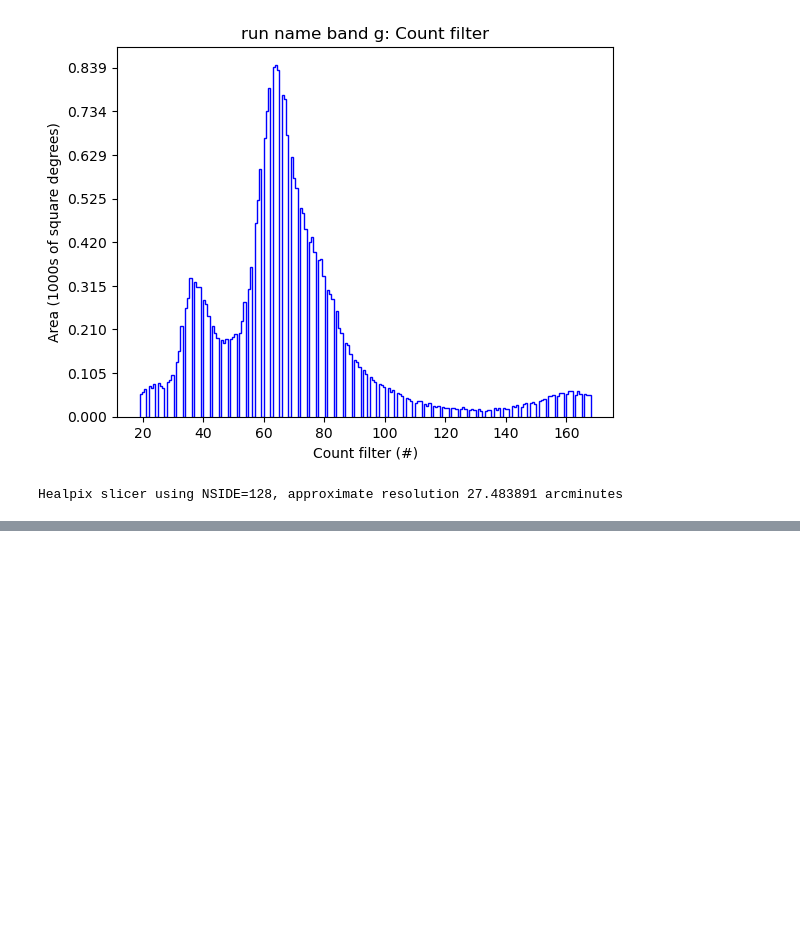
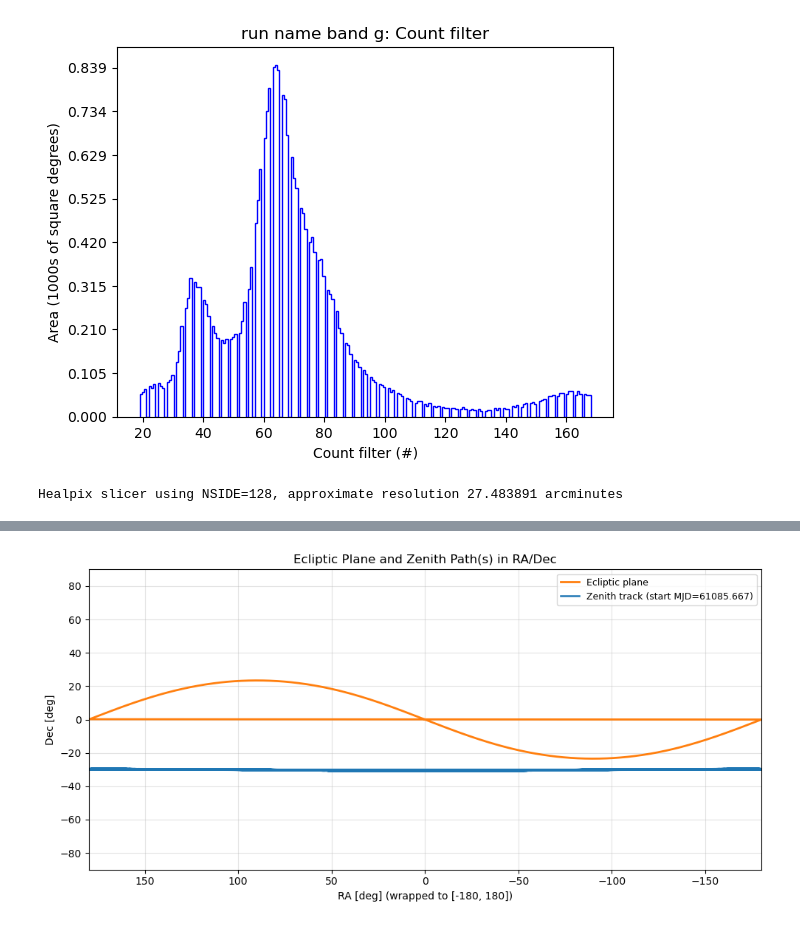
Before and after one commit to LSSTDESC/DifferentialCR, a Jupyter notebook: MAFplayground.ipynb, the cells around one changed output, grey strips where cells are left out. Cells and saved outputs as stored; diff of their text form; code cells hidden in the pictures; blank space fills up the shorter version.

```diff
--- a/MAFplayground.ipynb
+++ b/MAFplayground.ipynb
@@ -274,0 +275,90 @@ example_bg.plot_all(closefigs=False)
+# %%
+import numpy as np
+import matplotlib.pyplot as plt
+
+import astropy.units as u
+from astropy.coordinates import AltAz, EarthLocation, GeocentricTrueEcliptic, SkyCoord
+from astropy.time import Time
+
+# -----------------------
+# PLACEHOLDERS TO UPDATE
+# -----------------------
+# Observatory coordinates (replace with your site values)
+OBS_LAT_DEG = -30.2444   # latitude in degrees (placeholder)
+OBS_LON_DEG = -70.7494   # longitude in degrees (placeholder)
+OBS_HEIGHT_M = 2663.0    # elevation in meters (placeholder)
+
+# Coordinates of the observatory:
+OBS_LAT_DEG = -30.244633 #-30:14:40.68
+OBS_LON_DEG = -70.749417 #-70:44:57.90
+OBS_HEIGHT_M = 2647
+
+
+# Observation run start times in MJD (replace with your run starts)
+RUN_START_MJDS = [61085.6667]  # placeholders
+
+# Duration and cadence for each run track
+RUN_DURATION_HR = 1000000.0
+SAMPLES_PER_RUN = 12000
+
+# Ecliptic plane sampling
+ecl_lon = np.linspace(0, 360, 721) * u.deg
+ecl_lat = np.zeros_like(ecl_lon.value) * u.deg
+ecliptic = SkyCoord(
+    lon=ecl_lon,
+    lat=ecl_lat,
+    frame=GeocentricTrueEcliptic(equinox=Time("J2000")),
+)
+ecliptic_icrs = ecliptic.transform_to("icrs")
+
+# Observatory location
+site = EarthLocation(
+    lat=OBS_LAT_DEG * u.deg,
+    lon=OBS_LON_DEG * u.deg,
+    height=OBS_HEIGHT_M * u.m,
+)
+
+# Build zenith tracks in ICRS RA/Dec
+zenith_tracks = []
+for mjd0 in RUN_START_MJDS:
+    dt_hr = np.linspace(0.0, RUN_DURATION_HR, SAMPLES_PER_RUN)
+    times = Time(mjd0, format="mjd", scale="utc") + dt_hr * u.hour
+
+    zen_altaz = SkyCoord(
+        alt=np.full_like(dt_hr, 90.0) * u.deg,
+        az=np.zeros_like(dt_hr) * u.deg,
+        frame=AltAz(obstime=times, location=site),
+    )
+    zen_icrs = zen_altaz.transform_to("icrs")
+    zenith_tracks.append((mjd0, zen_icrs.ra.deg, zen_icrs.dec.deg))
+
+# Plot
+fig, ax = plt.subplots(figsize=(10, 5))
+
+ax.plot(
+    ecliptic_icrs.ra.wrap_at(180 * u.deg).deg,
+    ecliptic_icrs.dec.deg,
+    color="tab:orange",
+    lw=2,
+    label="Ecliptic plane",
+)
+
+for mjd0, ra_deg, dec_deg in zenith_tracks:
+    ax.plot(
+        Angle := ((ra_deg + 180) % 360 - 180),
+        dec_deg,
+        lw=1.8,
+        label=f"Zenith track (start MJD={mjd0:.3f})",
+    )
+
+ax.set_xlabel("RA [deg] (wrapped to [-180, 180])")
+ax.set_ylabel("Dec [deg]")
+ax.set_title("Ecliptic Plane and Zenith Path(s) in RA/Dec")
+ax.grid(True, alpha=0.35)
+ax.set_xlim(180, -180)
+ax.set_ylim(-90, 90)
+ax.legend(loc="best", fontsize=9)
+
+plt.tight_layout()
+plt.show()
+# %% [output]
@@ -274,0 +366 @@ example_bg.plot_all(closefigs=False)
+[figure, added]
```
Also changed, not shown: parts of 3 cells of this notebook, 2 other files.
